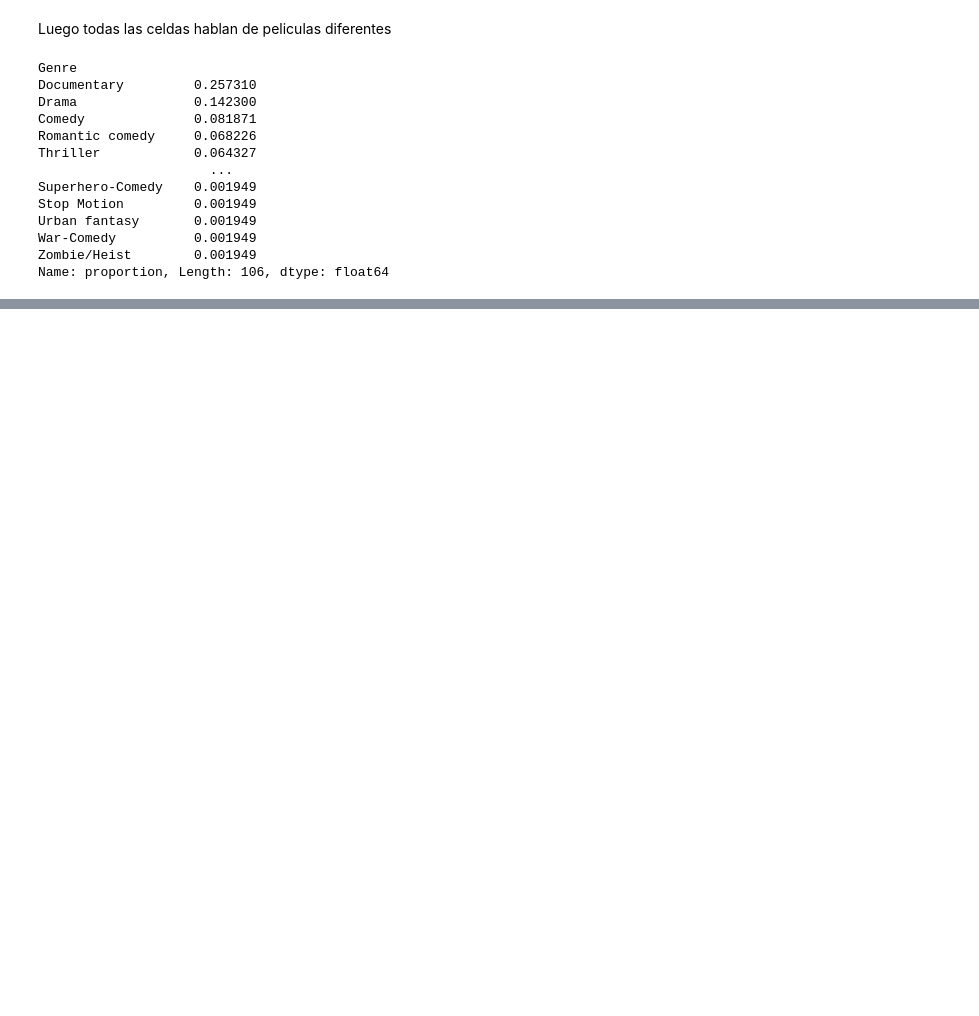
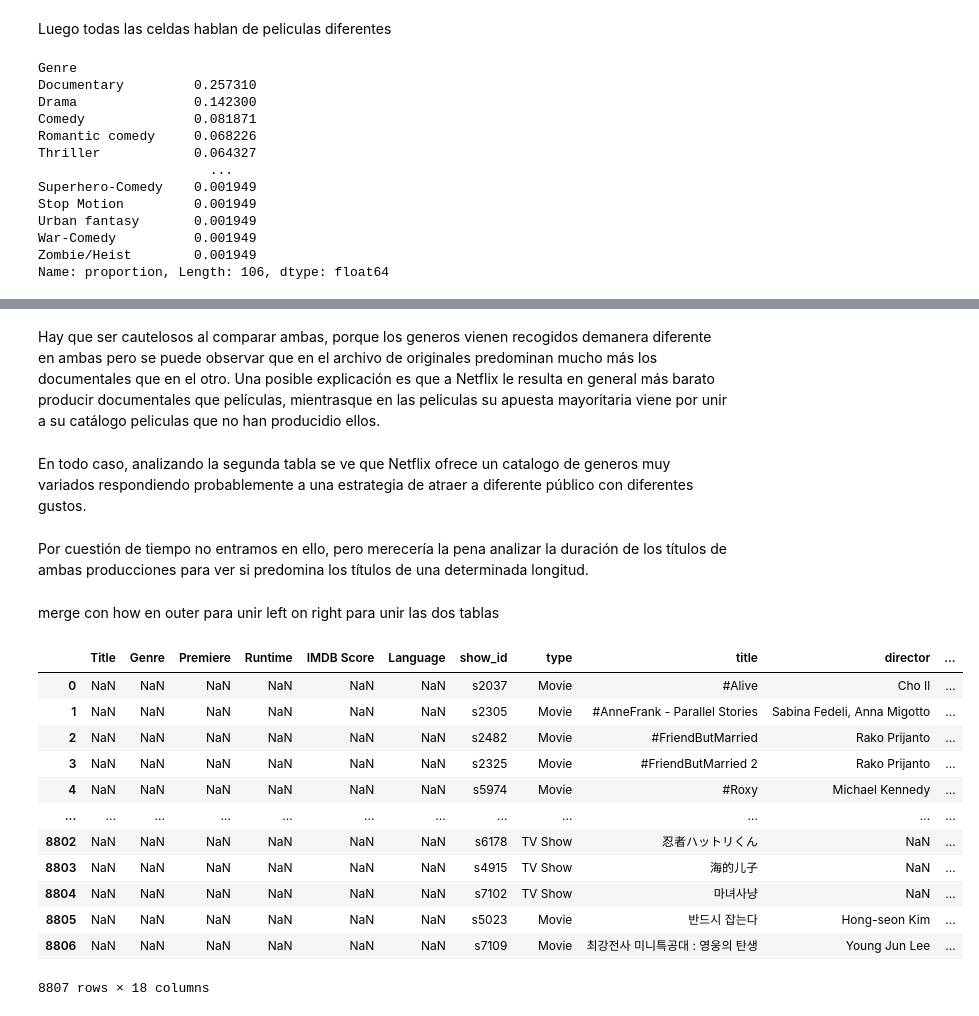
Before and after one commit to Rcm89/laboratorio-modulo2-leccion02-eda-union, a Jupyter notebook: laboratorio-modulo2-leccion02-eda-union.ipynb, the cells around one changed output, grey strips where cells are left out. Drawn from its saved outputs; the diff is of its cells as text; code cells hidden in the pictures; blank space fills up the shorter version.

```diff
--- a/laboratorio-modulo2-leccion02-eda-union.ipynb
+++ b/laboratorio-modulo2-leccion02-eda-union.ipynb
@@ -372,0 +436,24 @@ Name: proportion, Length: 106, dtype: float64
+# %% [markdown]
+Hay que ser cautelosos al comparar ambas, porque los generos vienen recogidos demanera diferente en ambas pero se puede observar que en el archivo de originales predominan mucho más los documentales que en el otro. Una posible explicación es que a Netflix le resulta en general más barato producir documentales que películas, mientrasque en las peliculas su apuesta mayoritaria viene por unir a su catálogo peliculas que no han producidio ellos.
+# %% [markdown]
+En todo caso, analizando la segunda tabla se ve que Netflix ofrece un catalogo de generos muy variados respondiendo probablemente a una estrategia de atraer a diferente público con diferentes gustos.
+# %% [markdown]
+Por cuestión de tiempo no entramos en ello, pero merecería la pena analizar la duración de los títulos de ambas producciones para ver si predomina los títulos de una determinada longitud.
+# %% [markdown]
+merge con how en outer para unir left on right para unir las dos tablas
+# %%
+df1_modificado.merge(df2_modificado, left_on = "Title", right_on= "title", how="outer")
+# %% [output]
+|  | Title | Genre | Premiere | Runtime | IMDB Score | Language | show_id | type | title | director | ... |
+| 0 | NaN | NaN | NaN | NaN | NaN | NaN | s2037 | Movie | #Alive | Cho Il | ... |
+| 1 | NaN | NaN | NaN | NaN | NaN | NaN | s2305 | Movie | #AnneFrank - Parallel Stories | Sabina Fedeli, Anna Migotto | ... |
+| 2 | NaN | NaN | NaN | NaN | NaN | NaN | s2482 | Movie | #FriendButMarried | Rako Prijanto | ... |
+| 3 | NaN | NaN | NaN | NaN | NaN | NaN | s2325 | Movie | #FriendButMarried 2 | Rako Prijanto | ... |
+| 4 | NaN | NaN | NaN | NaN | NaN | NaN | s5974 | Movie | #Roxy | Michael Kennedy | ... |
+| ... | ... | ... | ... | ... | ... | ... | ... | ... | ... | ... | ... |
+| 8802 | NaN | NaN | NaN | NaN | NaN | NaN | s6178 | TV Show | 忍者ハットリくん | NaN | ... |
+| 8803 | NaN | NaN | NaN | NaN | NaN | NaN | s4915 | TV Show | 海的儿子 | NaN | ... |
+| 8804 | NaN | NaN | NaN | NaN | NaN | NaN | s7102 | TV Show | 마녀사냥 | NaN | ... |
+| 8805 | NaN | NaN | NaN | NaN | NaN | NaN | s5023 | Movie | 반드시 잡는다 | Hong-seon Kim | ... |
+| 8806 | NaN | NaN | NaN | NaN | NaN | NaN | s7109 | Movie | 최강전사 미니특공대 : 영웅의 탄생 | Young Jun Lee | ... |
+8807 rows × 18 columns
```
Also changed, not shown: parts of 8 cells of this notebook.
